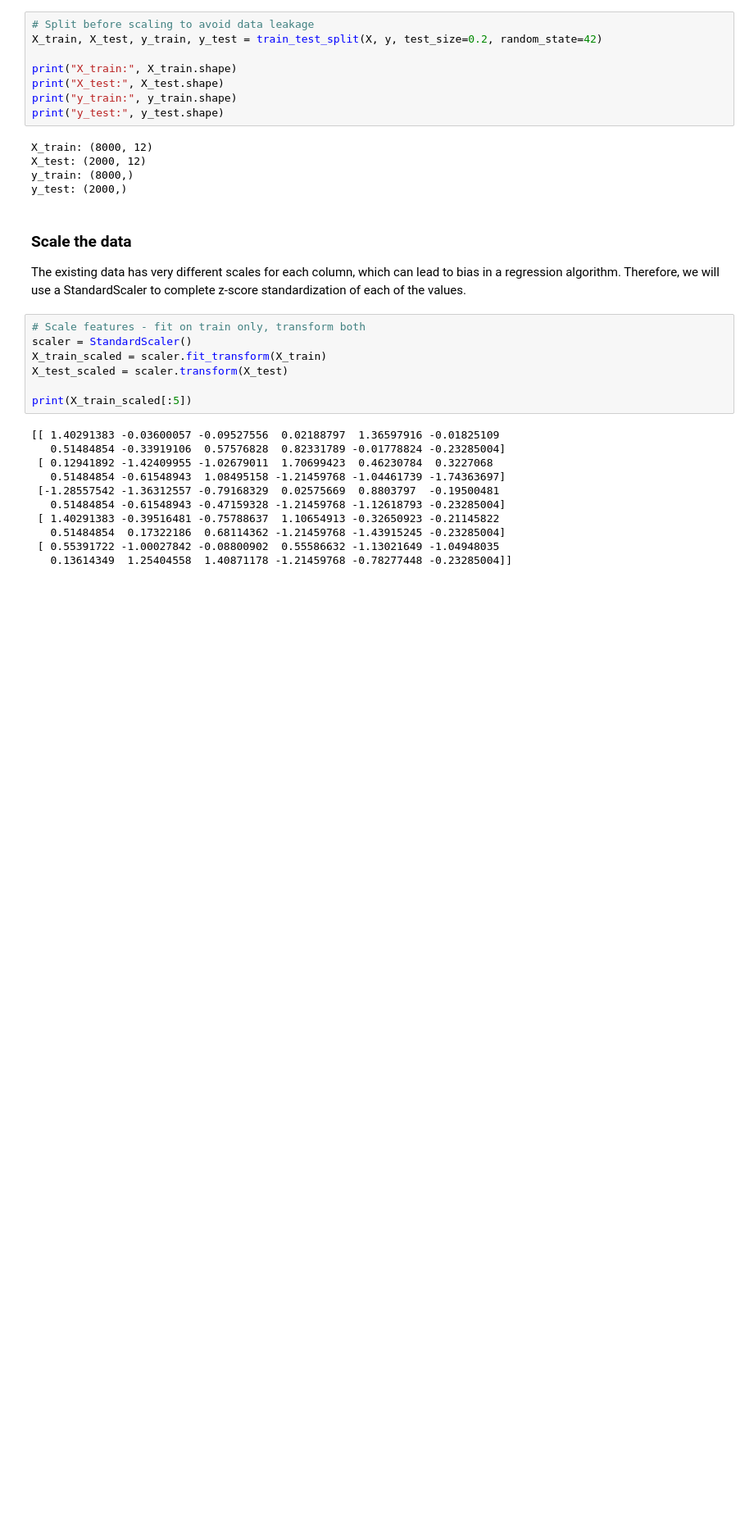
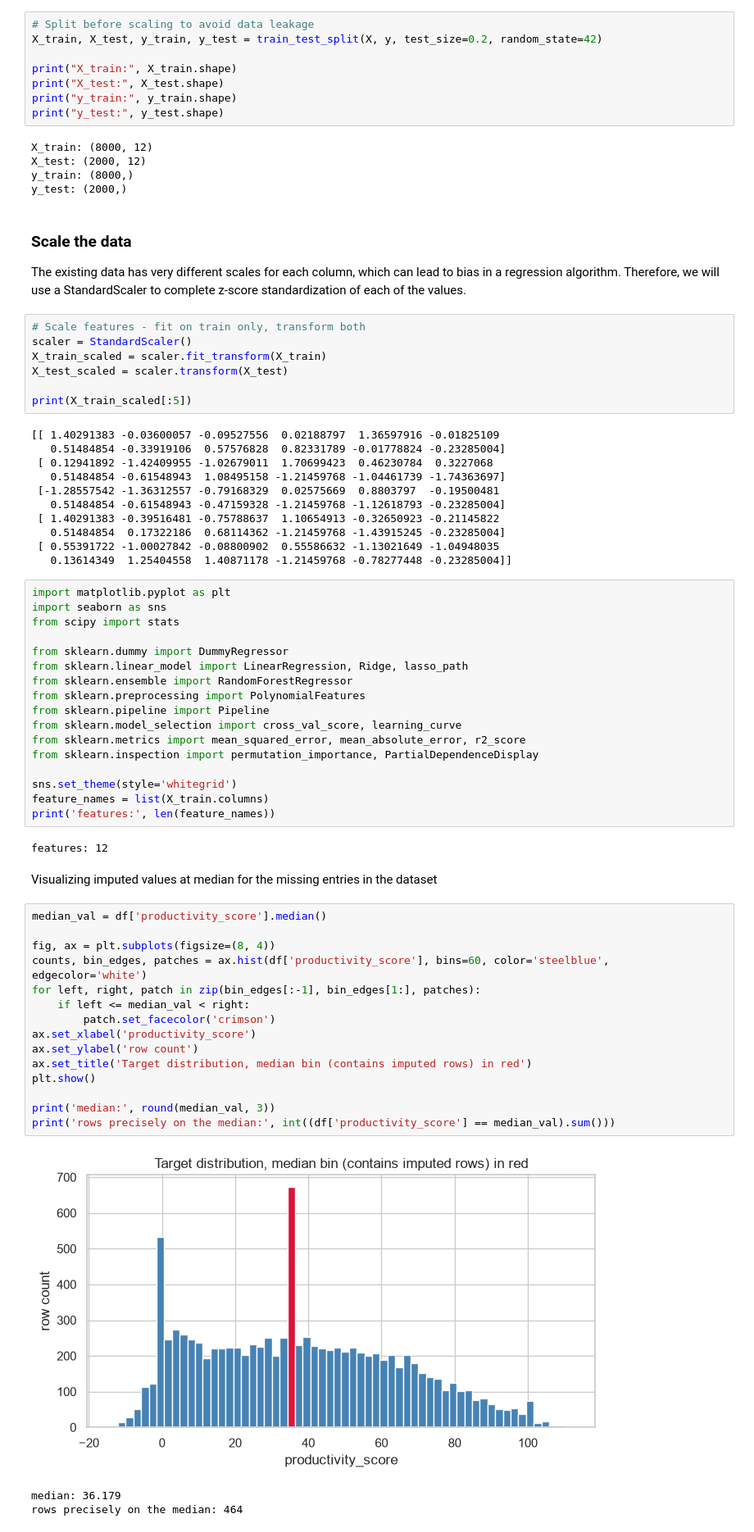
Before and after one commit to emfallat/CS5100-Final-Project, a Jupyter notebook: productivity.ipynb, the cells around one changed output. Shown at 82% size. Saved outputs shown, nothing was run; the diff lists cells and outputs as text; blank space fills up the shorter version.

Commit message:
Added some visualization of data/features and regression(ols and rf)

```diff
--- a/productivity.ipynb
+++ b/productivity.ipynb
@@ -241,3 +241,43 @@ print(X_train_scaled[:5])
    0.51484854  0.17322186  0.68114362 -1.21459768 -1.43915245 -0.23285004]
  [ 0.55391722 -1.00027842 -0.08800902  0.55586632 -1.13021649 -1.04948035
    0.13614349  1.25404558  1.40871178 -1.21459768 -0.78277448 -0.23285004]]
+# %%
+import matplotlib.pyplot as plt
+import seaborn as sns
+from scipy import stats
+
+from sklearn.dummy import DummyRegressor
+from sklearn.linear_model import LinearRegression, Ridge, lasso_path
+from sklearn.ensemble import RandomForestRegressor
+from sklearn.preprocessing import PolynomialFeatures
+from sklearn.pipeline import Pipeline
+from sklearn.model_selection import cross_val_score, learning_curve
+from sklearn.metrics import mean_squared_error, mean_absolute_error, r2_score
+from sklearn.inspection import permutation_importance, PartialDependenceDisplay
+
+sns.set_theme(style='whitegrid')
+feature_names = list(X_train.columns)
+print('features:', len(feature_names))
+# %% [output]
+features: 12
+# %% [markdown]
+Visualizing imputed values at median for the missing entries in the dataset
+# %%
+median_val = df['productivity_score'].median()
+
+fig, ax = plt.subplots(figsize=(8, 4))
+counts, bin_edges, patches = ax.hist(df['productivity_score'], bins=60, color='steelblue', edgecolor='white')
+for left, right, patch in zip(bin_edges[:-1], bin_edges[1:], patches):
+    if left <= median_val < right:
+        patch.set_facecolor('crimson')
+ax.set_xlabel('productivity_score')
+ax.set_ylabel('row count')
+ax.set_title('Target distribution, median bin (contains imputed rows) in red')
+plt.show()
+
+print('median:', round(median_val, 3))
+print('rows precisely on the median:', int((df['productivity_score'] == median_val).sum()))
+# %% [output]
+[figure, added]
+median: 36.179
+rows precisely on the median: 464
```
Also changed, not shown: parts of 15 cells of this notebook.
